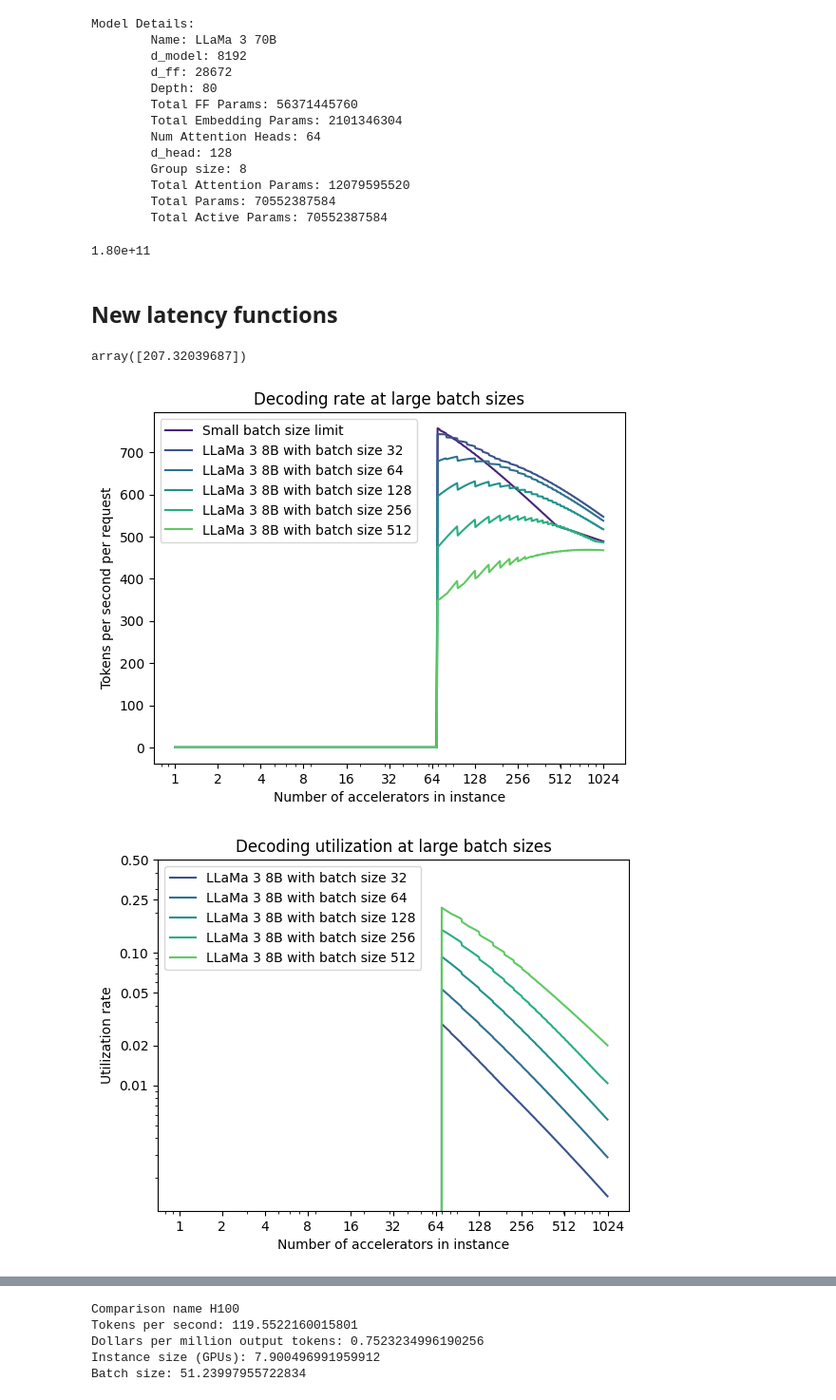
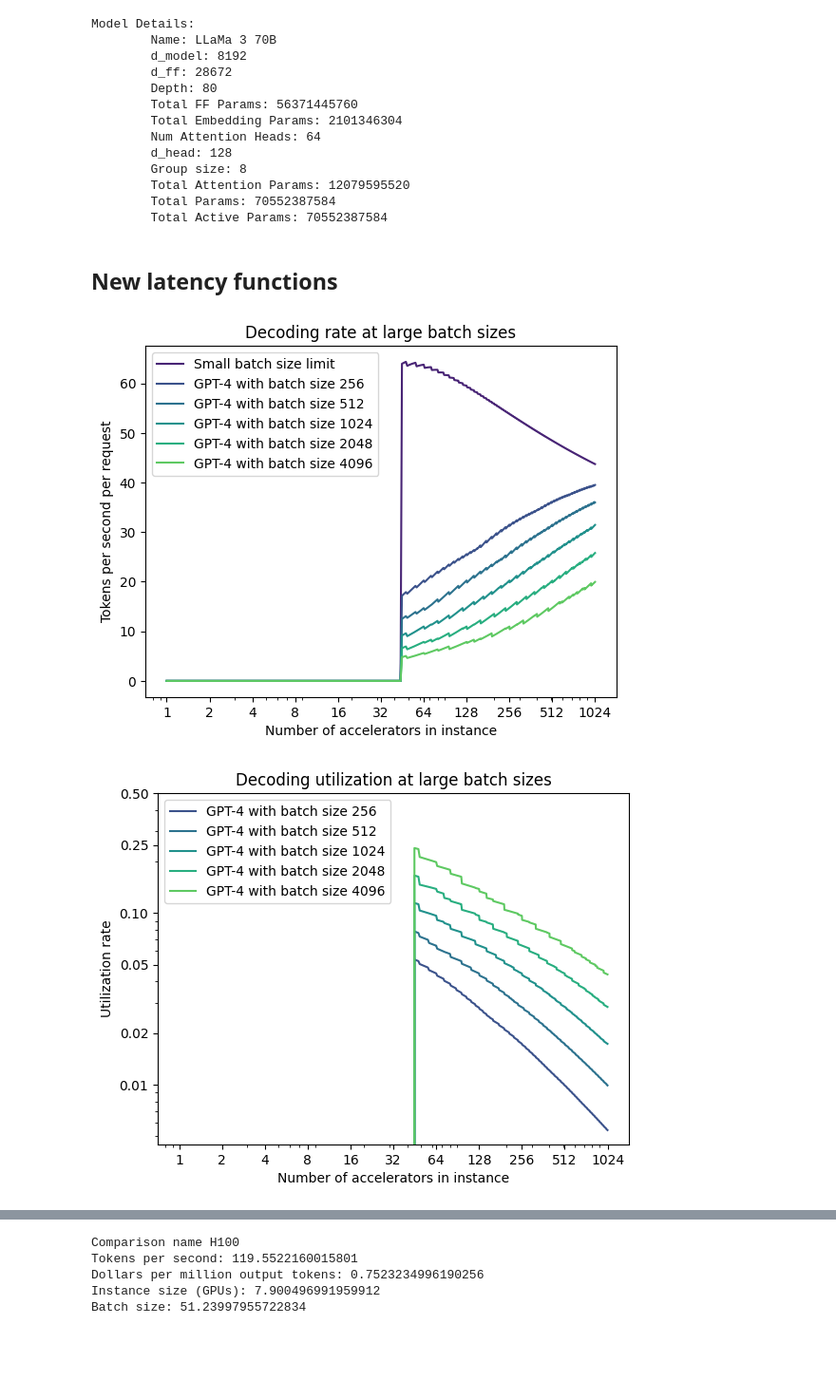
Before and after one commit to YafahEdelman/inference-economics, a Jupyter notebook: inference_economics_notebook.ipynb, the cells around one changed output, grey strips where cells are left out. Shown at 95% size. Saved outputs shown, nothing was run; the diff lists cells and outputs as text; code cells hidden in the pictures; blank space fills up the shorter version.

```diff
--- a/inference_economics_notebook.ipynb
+++ b/inference_economics_notebook.ipynb
@@ -469,10 +469,6 @@ Model Details:
         Total Attention Params: 12079595520
         Total Params: 70552387584
         Total Active Params: 70552387584
-# %%
-print("%.2e" % (Llama_3_70B_8_bit.memory_reads_writes_bytes(0, 128, 300)))
-# %% [output]
-1.80e+11
 # %% [markdown]
 ## New latency functions
 # %%
@@ -504,7 +500,6 @@ def token_latency_seconds_as_presented_in_paper(N_GPU, model: Model, gpu: GPU, b
     else:
         serial_matmuls_per_layer = 4
 
-    used_experts_fraction = (1 - (1 - 1/model.sparsity_factor)**batch_size)
     arithmetic_cost_flop = model.arithmetic_cost_flop(input_len, batch_size*seq_len)
     kv_cache_size_bytes = model.kv_cache_size_per_input_bytes * input_len * batch_size
 
@@ -550,8 +545,9 @@ def final_token_latency_seconds(N_GPU, model: Model, gpu: GPU, batch_size, input
         microbatch_size = batch_size/num_of_microbatches
         N_TP = N_GPU/N_PP
 
-        for interleaving_factor in divisors(model.layers//N_PP):
-          bubble_fraction = (N_PP - 1)/(N_PP - 1 + interleaving_factor*num_of_microbatches)
+        for interleaving_factor in [1]: # redundant modeling of pipeline interleaving, it's not useful if we always assume no bubbles
+          bubble_fraction = 0 # optimistically assume we can ignore pipeline bubbles if we have N_PP microbatches
+          # bubble_fraction = (N_PP - 1)/(N_PP - 1 + interleaving_factor*num_of_microbatches)
 
           if two_d_tensor_parallel:
               t_latency_per_matmul_seconds = gpu.collective_latency_seconds(N_TP, gpu, coll="allreduce", two_d_parallelism=True) + gpu.kernel_launch_latency_seconds
@@ -563,12 +559,8 @@ def final_token_latency_seconds(N_GPU, model: Model, gpu: GPU, batch_size, input
           else:
               serial_matmuls_per_layer = 4
 
-          used_experts_fraction = (1 - (1 - 1/model.sparsity_factor)**batch_size)
           arithmetic_cost_flop = model.arithmetic_cost_flop(input_len, batch_size*seq_len)
           kv_cache_size_bytes = model.kv_cache_size_per_input_bytes * input_len * batch_size
-
-          #memory_reads_bytes = model.weight_precision_bytes*(model.embedding_params/2 + model.total_attn_params + used_experts_fraction*model.total_ff_params) \
-          #                   + kv_cache_size_bytes
 
           memory_rw_bytes = num_of_microbatches * model.memory_reads_writes_bytes(input_len, microbatch_size, N_TP)
 
@@ -607,8 +599,8 @@ def final_token_latency_seconds(N_GPU, model: Model, gpu: GPU, batch_size, input
 
    return result
 
-token_latency_seconds_default = token_latency_seconds_as_presented_in_paper
-#token_latency_seconds_default = final_token_latency_seconds
+#token_latency_seconds_default = token_latency_seconds_as_presented_in_paper
+token_latency_seconds_default = final_token_latency_seconds
 
 def spec_dec_token_latency_seconds(N_GPU, model: Model, approx_model: Model, gpu: GPU, batch_size, acceptance_prob, gamma_max, input_len=0):
    final_latency = token_latency_seconds_default(N_GPU, model, gpu, batch_size, input_len)
@@ -622,14 +614,10 @@ def spec_dec_token_latency_seconds(N_GPU, model: Model, approx_model: Model, gpu
      final_latency = np.minimum(final_latency, total_latency/expected_tokens_generated)
 
    return final_latency
-# %%
-1/final_token_latency_seconds(np.array([16]), model=Llama_3_70B_8_bit, gpu=H100, batch_size=np.array([512]), input_len=0)
-# %% [output]
-array([207.32039687])
 # %%
 n_gpu_range = np.arange(1, 1024)
-model = Llama_3_8B_8_bit
-gpu = Groq_LPU
+model = GPT_4
+gpu = H100
 input_len = 0
 
 batch_size_list = [d*model.sparsity_factor for d in [32, 64, 128, 256, 512]]
@@ -637,7 +625,7 @@ batch_size_list = [d*model.sparsity_factor for d in [32, 64, 128, 256, 512]]
 #N_max_EP = model.n_experts
 N_max_EP = 1
 
-plt.plot(n_gpu_range, 1/token_latency_seconds_default(n_gpu_range, model=model, gpu=gpu, batch_size=8, input_len=input_len), \
+plt.plot(n_gpu_range, 1/token_latency_seconds_default(n_gpu_range, model=model, gpu=gpu, batch_size=1, input_len=input_len), \
                                                       label="Small batch size limit", color=plt.cm.viridis(0.1))
 
 for batch_size in batch_size_list:
@@ -660,32 +648,32 @@ plt.gca().get_xaxis().set_major_formatter(plt.FuncFormatter(lambda x, _: '%d' %
 plt.legend()
 
 plt.savefig("decoding_gpt4_large_batch.pdf")
 plt.show()
 
 for batch_size in batch_size_list:
   color = plt.cm.viridis(0.25 + 0.5 * np.log(batch_size/min(batch_size_list))/np.log(max(batch_size_list)/min(batch_size_list)))
   token_latency_seconds_local = token_latency_seconds_default(n_gpu_range, model=model, gpu=gpu, batch_size=batch_size, input_len=input_len)
   arithmetic_time = model.arithmetic_cost_flop(input_len, batch_size)/(gpu.flop_per_second[8*model.weight_precision_bytes] * n_gpu_range)
   utilization_rate = arithmetic_time/token_latency_seconds_local
   plt.plot(n_gpu_range, utilization_rate, label="%s with batch size %d" % (model.name, batch_size), color=color)
 
 plt.xscale("log")
 plt.yscale("log")
 
 plt.xlabel("Number of accelerators in instance")
 plt.ylabel("Utilization rate")
 plt.title("Decoding utilization at large batch sizes")
 
 plt.gca().set_xticks([1, 2, 4, 8, 16, 32, 64, 128, 256, 512, 1024])
 plt.gca().get_xaxis().set_major_formatter(plt.FuncFormatter(lambda x, _: '%d' % x))
 
 plt.gca().set_yticks([0.5, 0.25, 0.1, 0.05, 0.02, 0.01])
 plt.gca().get_yaxis().set_major_formatter(plt.FuncFormatter(lambda y, _: '%.2f' % y))
 
 plt.legend()
 
 plt.savefig("decoding_large_batch_utilization.pdf")
 plt.show()
 # %% [output]
-[figure, old version]
+[figure, new version]
-[figure, old version]
+[figure, new version]
```
Also changed, not shown: parts of 3 cells of this notebook.
